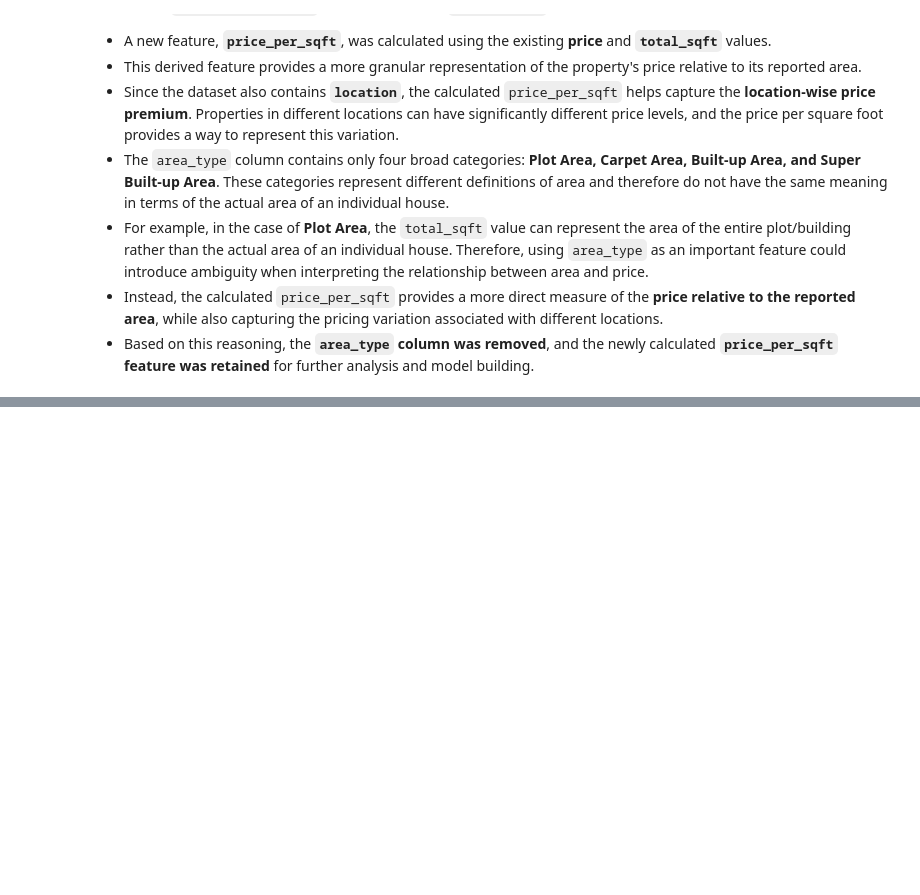
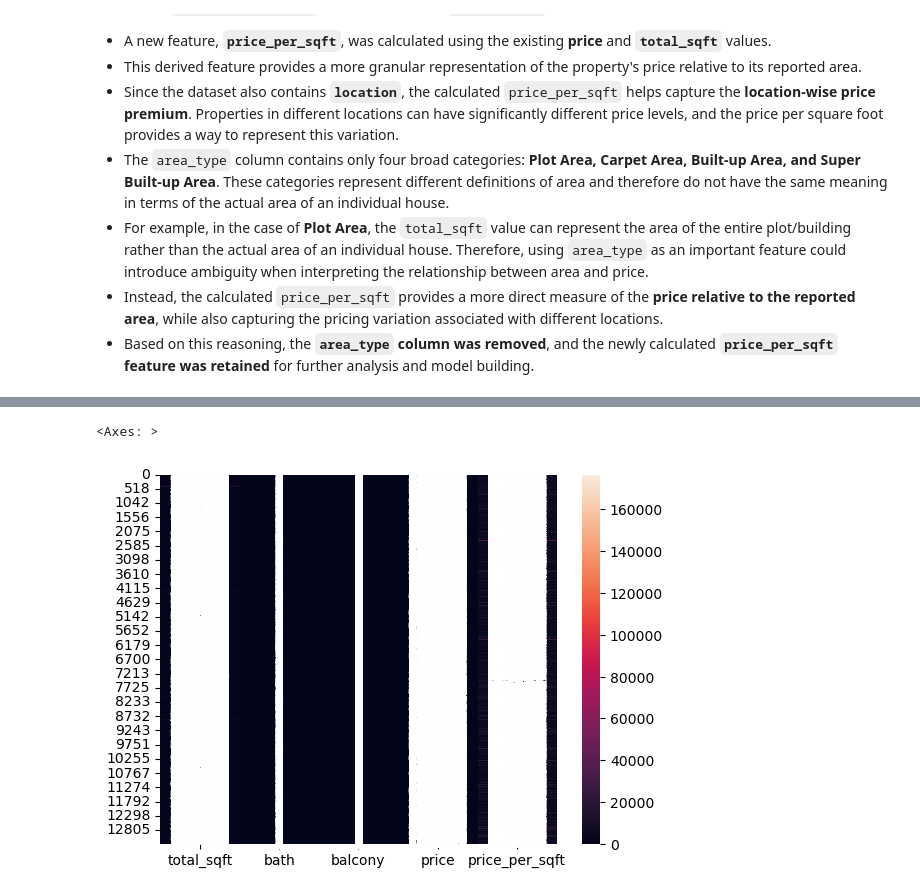
Before and after one commit to kulkarni-abhishek196/banglore-house-price-prediction, a Jupyter notebook: notebooks/house-prediction.ipynb, the cells around one changed output, grey strips where cells are left out. Drawn from its saved outputs; the diff is of its cells as text; code cells hidden in the pictures; blank space fills up the shorter version.

```diff
--- a/notebooks/house-prediction.ipynb
+++ b/notebooks/house-prediction.ipynb
@@ -1065,0 +1061,3 @@ memory usage: 883.0 KB
+# %%
+missing_location = df[df['location'].isna()]
+df = df.drop(index=missing_location.index)
@@ -1065,0 +1082,5 @@ memory usage: 883.0 KB
+# %%
+sns.heatmap(df.select_dtypes(include='number'), annot=True)
+# %% [output]
+<Axes: >
+[figure, added]
```
Also changed, not shown: parts of 46 cells of this notebook, 2 other files.
